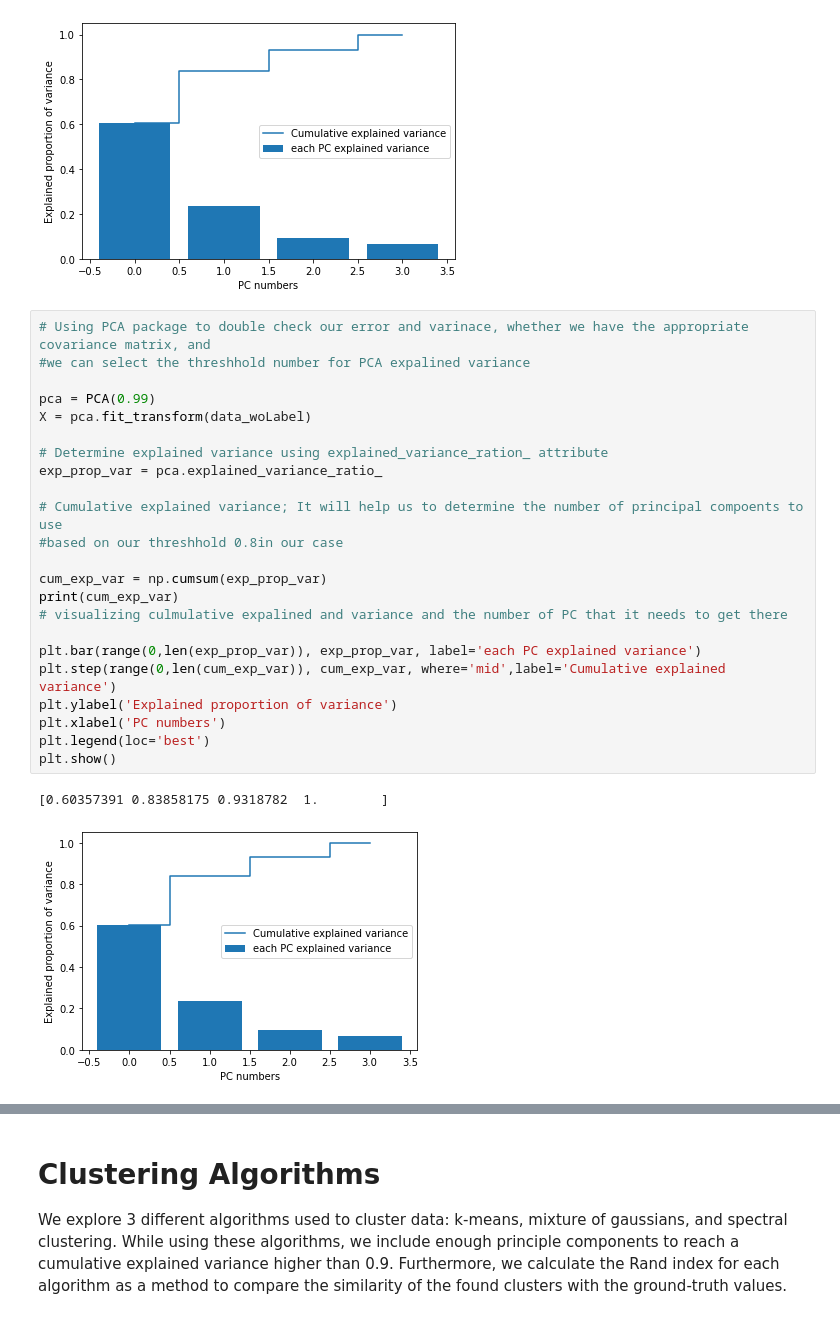
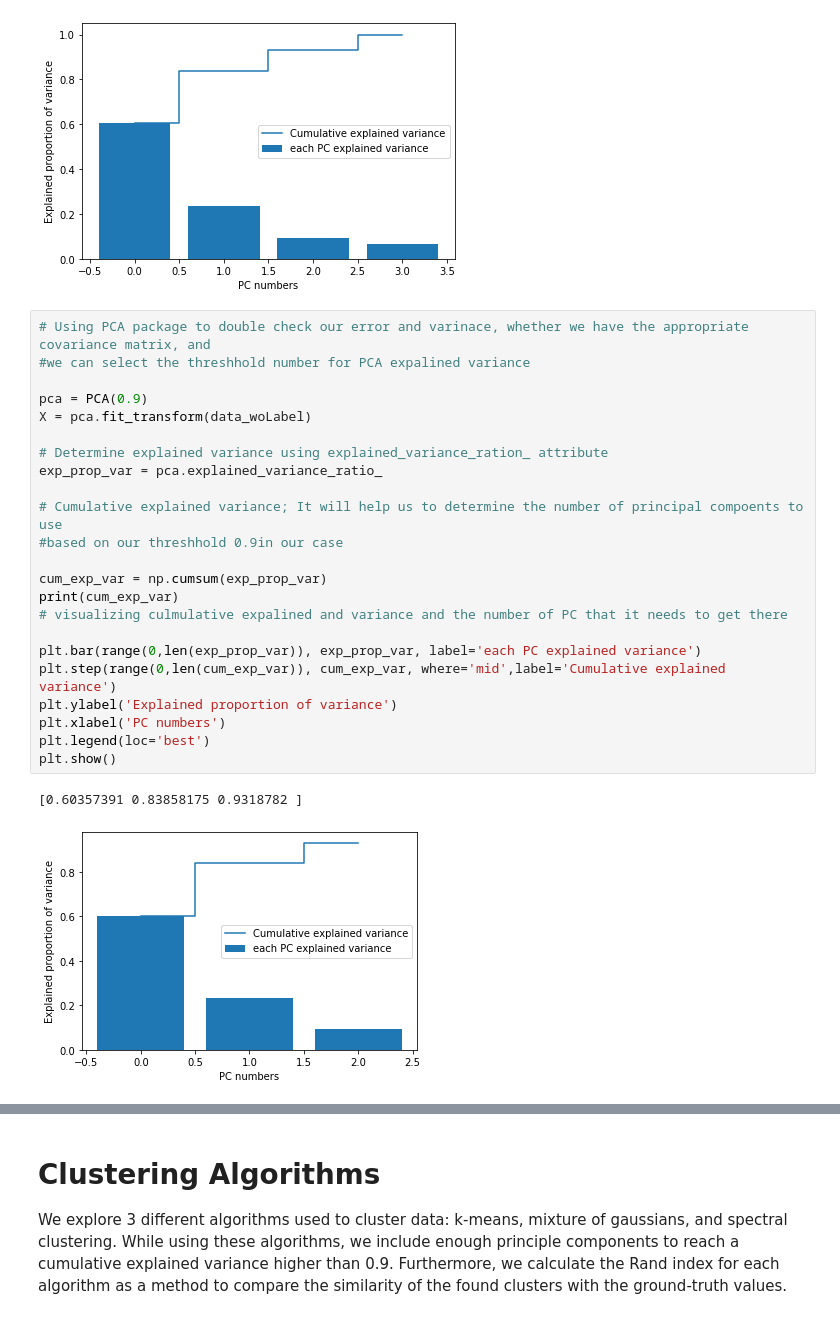
Before and after one commit to joshua-j-hong/COGS118B_Project, a Jupyter notebook: project_code.ipynb, the cells around one changed output, grey strips where cells are left out. Drawn from its saved outputs; the diff is of its cells as text.

```diff
--- a/project_code.ipynb
+++ b/project_code.ipynb
@@ -366,26 +402,26 @@ plt.show()
 # %%
 # Using PCA package to double check our error and varinace, whether we have the appropriate covariance matrix, and
 #we can select the threshhold number for PCA expalined variance
 
-pca = PCA(0.99)
+pca = PCA(0.9)
 X = pca.fit_transform(data_woLabel)
 
 # Determine explained variance using explained_variance_ration_ attribute
 exp_prop_var = pca.explained_variance_ratio_
 
 # Cumulative explained variance; It will help us to determine the number of principal compoents to use
-#based on our threshhold 0.8in our case
+#based on our threshhold 0.9in our case
 
 cum_exp_var = np.cumsum(exp_prop_var)
 print(cum_exp_var)
 # visualizing culmulative expalined and variance and the number of PC that it needs to get there
 
 plt.bar(range(0,len(exp_prop_var)), exp_prop_var, label='each PC explained variance')
 plt.step(range(0,len(cum_exp_var)), cum_exp_var, where='mid',label='Cumulative explained variance')
 plt.ylabel('Explained proportion of variance')
 plt.xlabel('PC numbers')
 plt.legend(loc='best')
 plt.show()
 # %% [output]
-[0.60357391 0.83858175 0.9318782  1.        ]
+[0.60357391 0.83858175 0.9318782 ]
-[figure, old version]
+[figure, new version]
```
Also changed, not shown: parts of 25 cells of this notebook.
